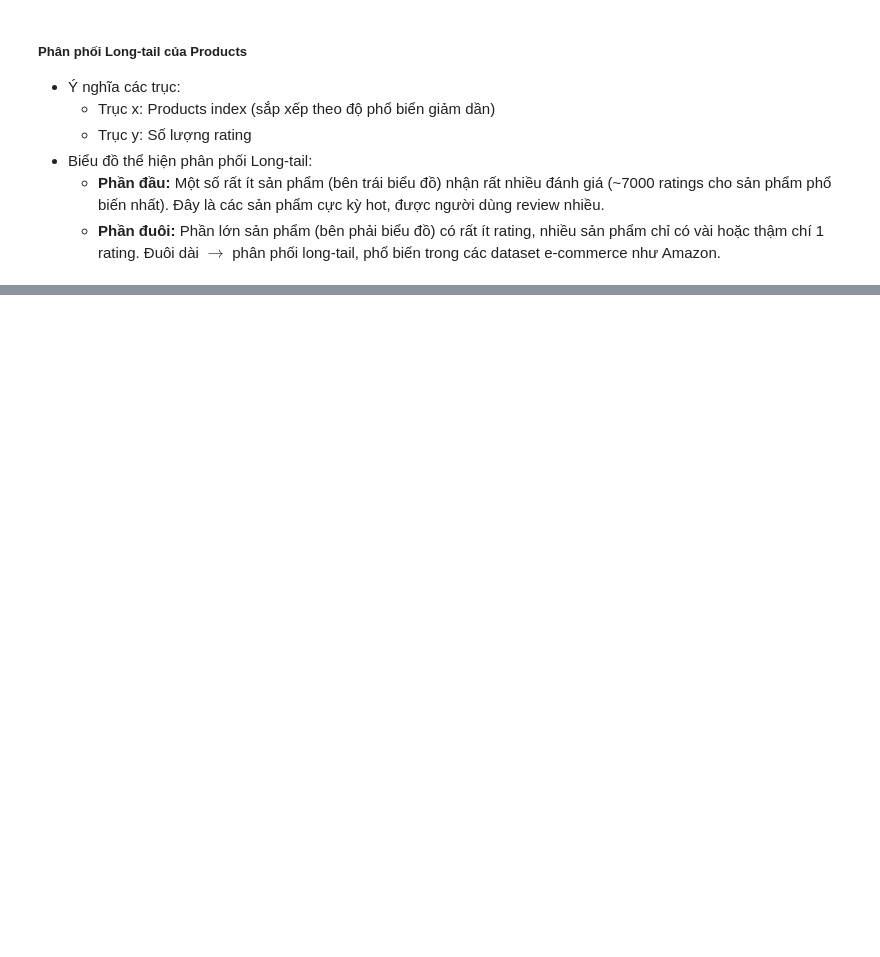
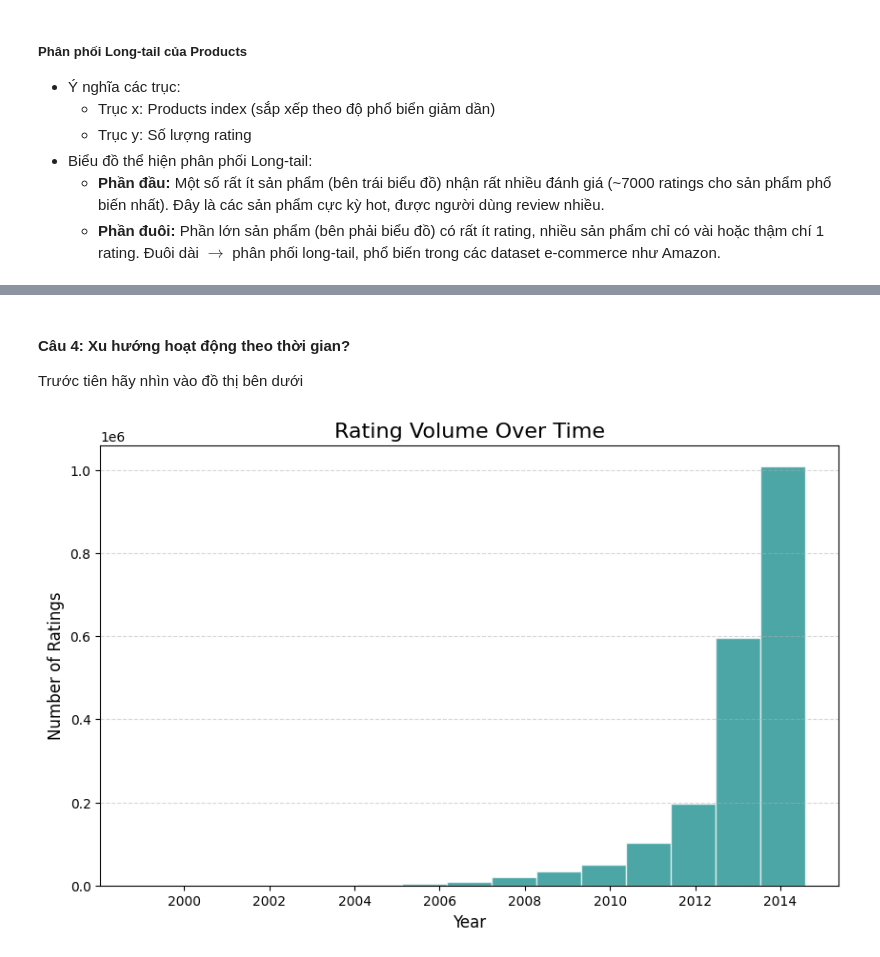
Before and after one commit to TruongQuangPhat/amazon-beauty-recsys, a Jupyter notebook: notebooks/01_data_exploration.ipynb, the cells around one changed output, grey strips where cells are left out. Cells and saved outputs as stored; diff of their text form; code cells hidden in the pictures; blank space fills up the shorter version.

```diff
--- a/notebooks/01_data_exploration.ipynb
+++ b/notebooks/01_data_exploration.ipynb
@@ -176,0 +223,7 @@ plot_long_tail(data, column_index=0, entity_name="Users")
+# %% [markdown]
+#### **Câu 4:** Xu hướng hoạt động theo thời gian?
+Trước tiên hãy nhìn vào đồ thị bên dưới
+# %%
+plot_temporal_trends(data)
+# %% [output]
+[figure, added]
```
Also changed, not shown: parts of 18 cells of this notebook.
